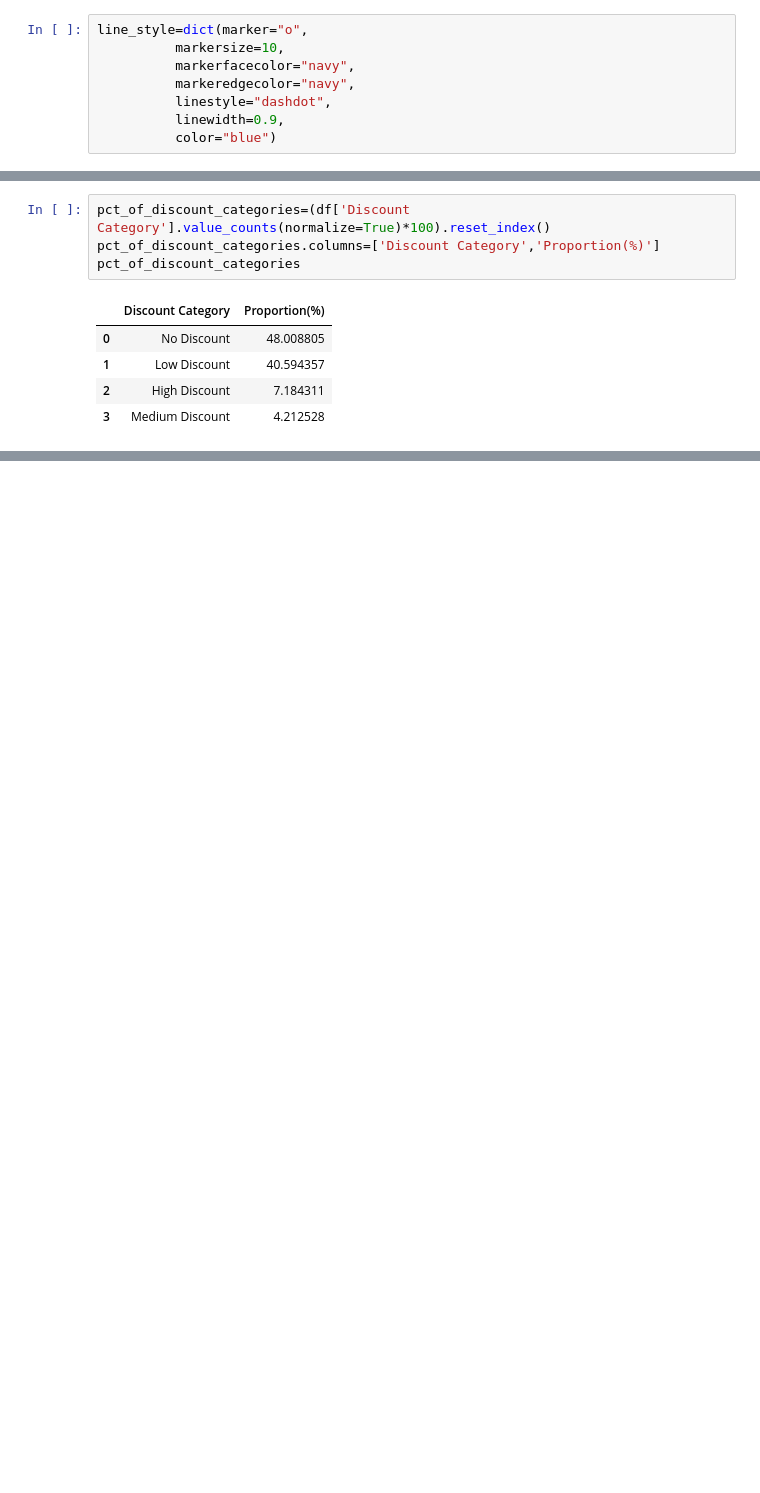
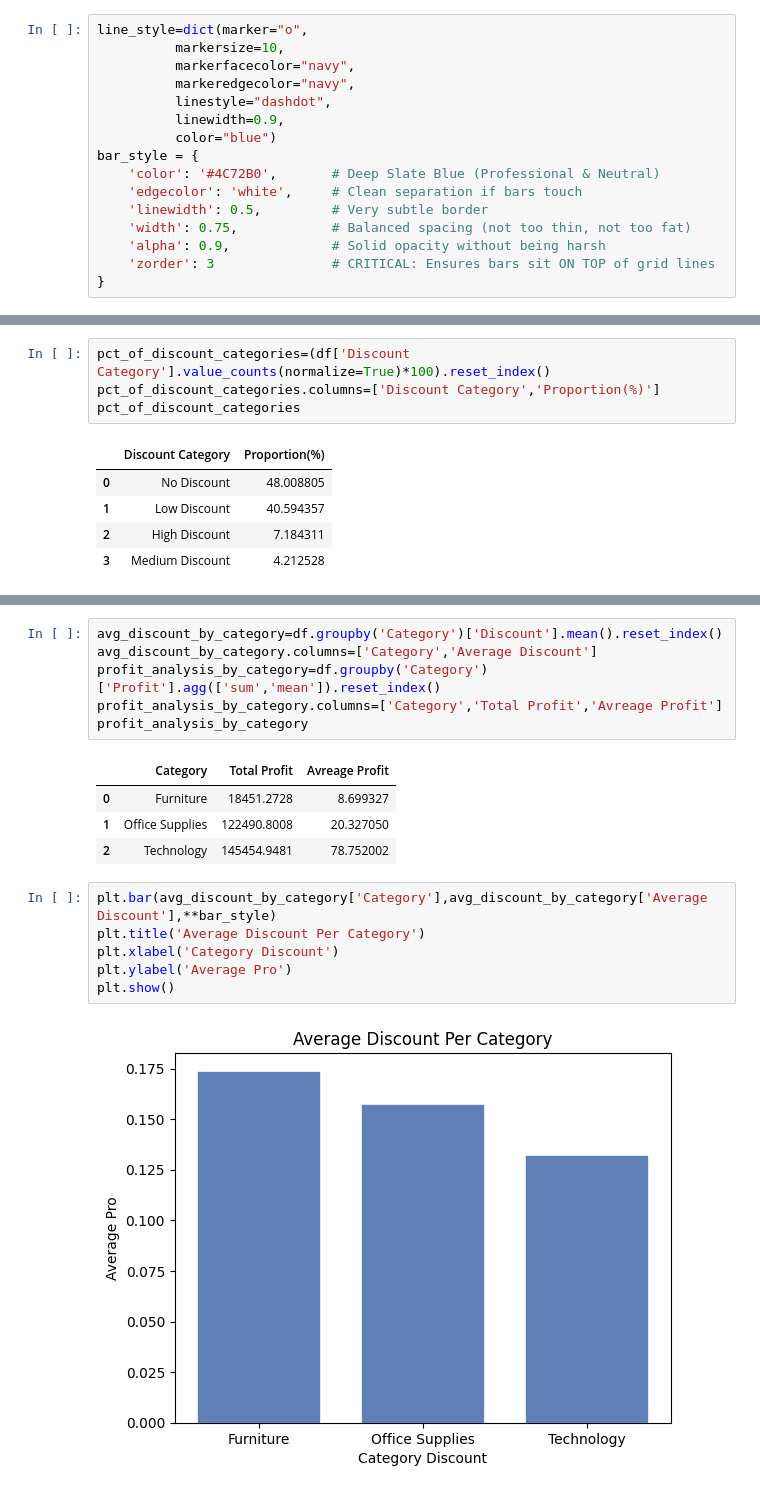
Before and after one commit to RealHaroon/Data-Analytics, a Jupyter notebook: Notebooks/Pandas/Superstore Dataset.ipynb, the cells around one changed output, grey strips where cells are left out. Saved outputs shown, nothing was run; the diff lists cells and outputs as text; blank space fills up the shorter version.

```diff
--- a/Notebooks/Pandas/Superstore Dataset.ipynb
+++ b/Notebooks/Pandas/Superstore Dataset.ipynb
@@ -273,6 +273,14 @@ line_style=dict(marker="o",
           linestyle="dashdot",
           linewidth=0.9,
           color="blue")
+bar_style = {
+    'color': '#4C72B0',       # Deep Slate Blue (Professional & Neutral)
+    'edgecolor': 'white',     # Clean separation if bars touch
+    'linewidth': 0.5,         # Very subtle border
+    'width': 0.75,            # Balanced spacing (not too thin, not too fat)
+    'alpha': 0.9,             # Solid opacity without being harsh
+    'zorder': 3               # CRITICAL: Ensures bars sit ON TOP of grid lines
+}
 # %% [markdown]
 ### **Sales By Year**
 # %%
@@ -598,0 +627,19 @@ pct_of_discount_categories
+# %%
+avg_discount_by_category=df.groupby('Category')['Discount'].mean().reset_index()
+avg_discount_by_category.columns=['Category','Average Discount']
+profit_analysis_by_category=df.groupby('Category')['Profit'].agg(['sum','mean']).reset_index()
+profit_analysis_by_category.columns=['Category','Total Profit','Avreage Profit']
+profit_analysis_by_category
+# %% [output]
+|  | Category | Total Profit | Avreage Profit |
+| 0 | Furniture | 18451.2728 | 8.699327 |
+| 1 | Office Supplies | 122490.8008 | 20.327050 |
+| 2 | Technology | 145454.9481 | 78.752002 |
+# %%
+plt.bar(avg_discount_by_category['Category'],avg_discount_by_category['Average Discount'],**bar_style)
+plt.title('Average Discount Per Category')
+plt.xlabel('Category Discount')
+plt.ylabel('Average Pro')
+plt.show()
+# %% [output]
+[figure, added]
```
Also changed, not shown: parts of 12 cells of this notebook.
